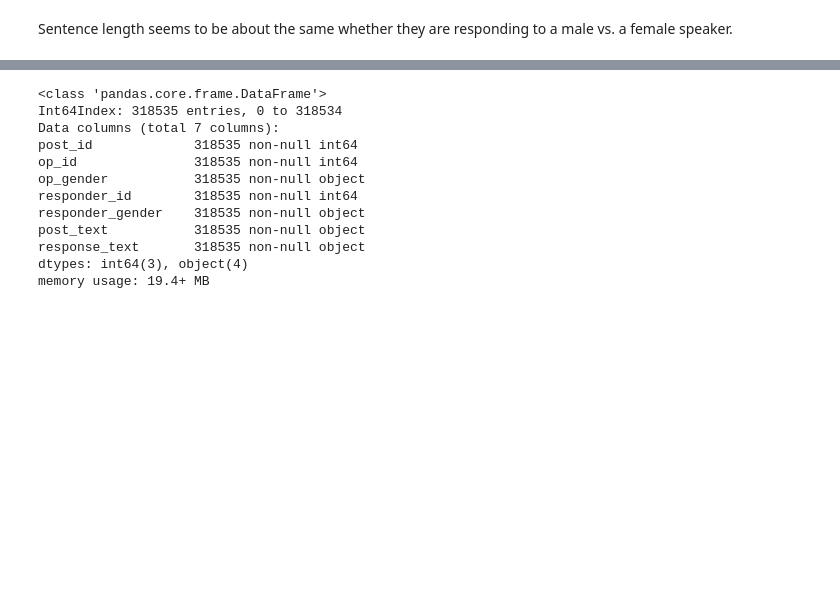
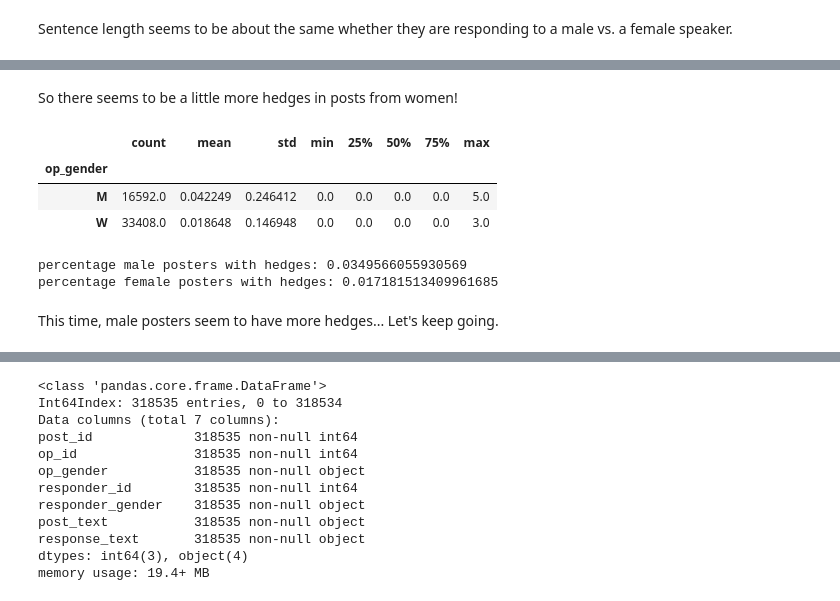
Before and after one commit to Data-Science-for-Linguists-2019/Gendered-Interaction-Online, a Jupyter notebook: main_analysis.ipynb, the cells around one changed output, grey strips where cells are left out. Cells and saved outputs as stored; diff of their text form; code cells hidden in the pictures; blank space fills up the shorter version.

```diff
--- a/main_analysis.ipynb
+++ b/main_analysis.ipynb
@@ -1157,0 +1215,29 @@ ted_sample.groupby('op_gender')['response_avg_kband'].describe()
+# %% [markdown]
+So there seems to be a little more hedges in posts from women!
+# %%
+# hedges in facebook wiki
+fb_wiki_sample['post_hedges'] = fb_wiki_sample.post_text.map(find_hedges)
+
+fb_wiki_sample.groupby('op_gender')['post_hedges'].describe()
+# %% [output]
+|  | count | mean | std | min | 25% | 50% | 75% | max |
+| op_gender |  |  |  |  |  |  |  |  |
+| M | 16592.0 | 0.042249 | 0.246412 | 0.0 | 0.0 | 0.0 | 0.0 | 5.0 |
+| W | 33408.0 | 0.018648 | 0.146948 | 0.0 | 0.0 | 0.0 | 0.0 | 3.0 |
+# %%
+# male posters with hedges
+male_hedges = fb_wiki_sample[(fb_wiki_sample.op_gender == 'M') & (fb_wiki_sample.post_hedges != 0)]
+
+# female posters with hedges
+female_hedges = fb_wiki_sample[(fb_wiki_sample.op_gender == 'W') & (fb_wiki_sample.post_hedges != 0)]
+
+print('percentage male posters with hedges:',
+      len(male_hedges.index) / fb_wiki_sample.op_gender.value_counts()['M'])
+
+print('percentage female posters with hedges:',
+      len(female_hedges.index) / fb_wiki_sample.op_gender.value_counts()['W'])
+# %% [output]
+percentage male posters with hedges: 0.0349566055930569
+percentage female posters with hedges: 0.017181513409961685
+# %% [markdown]
+This time, male posters seem to have more hedges... Let's keep going.
```
Also changed, not shown: parts of 59 cells of this notebook.
